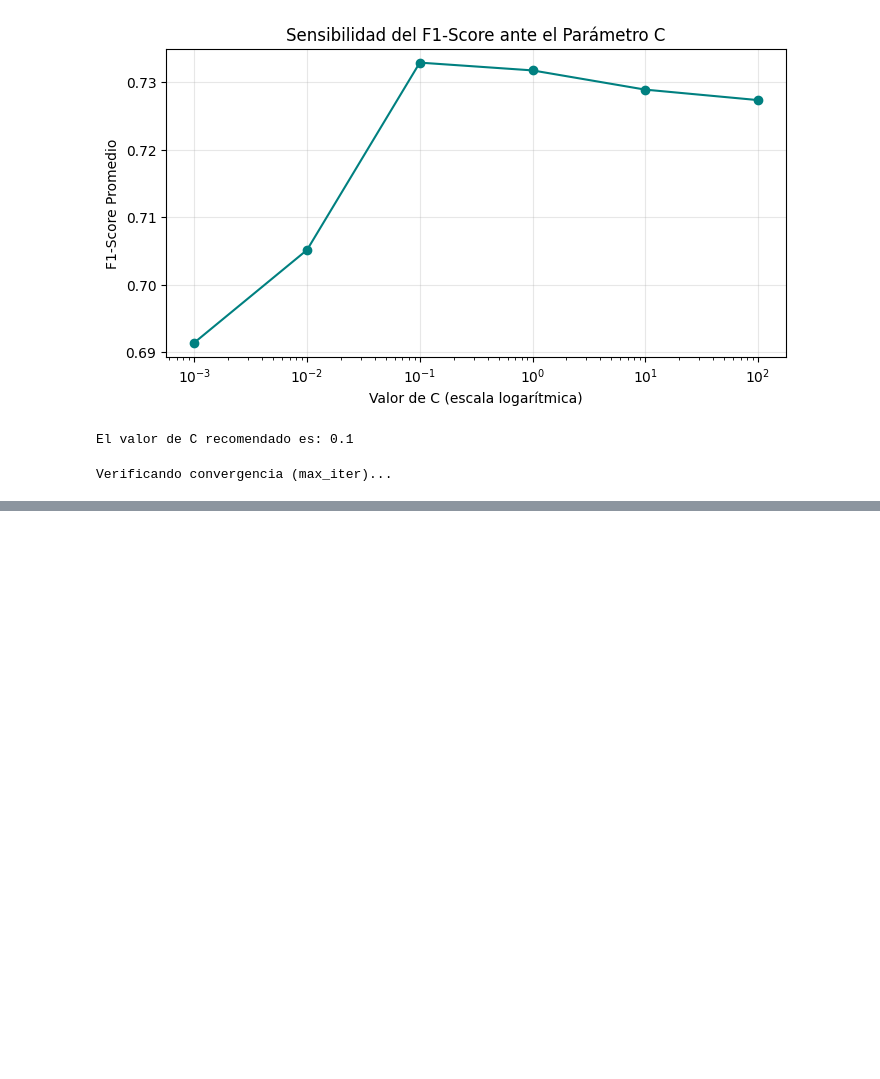
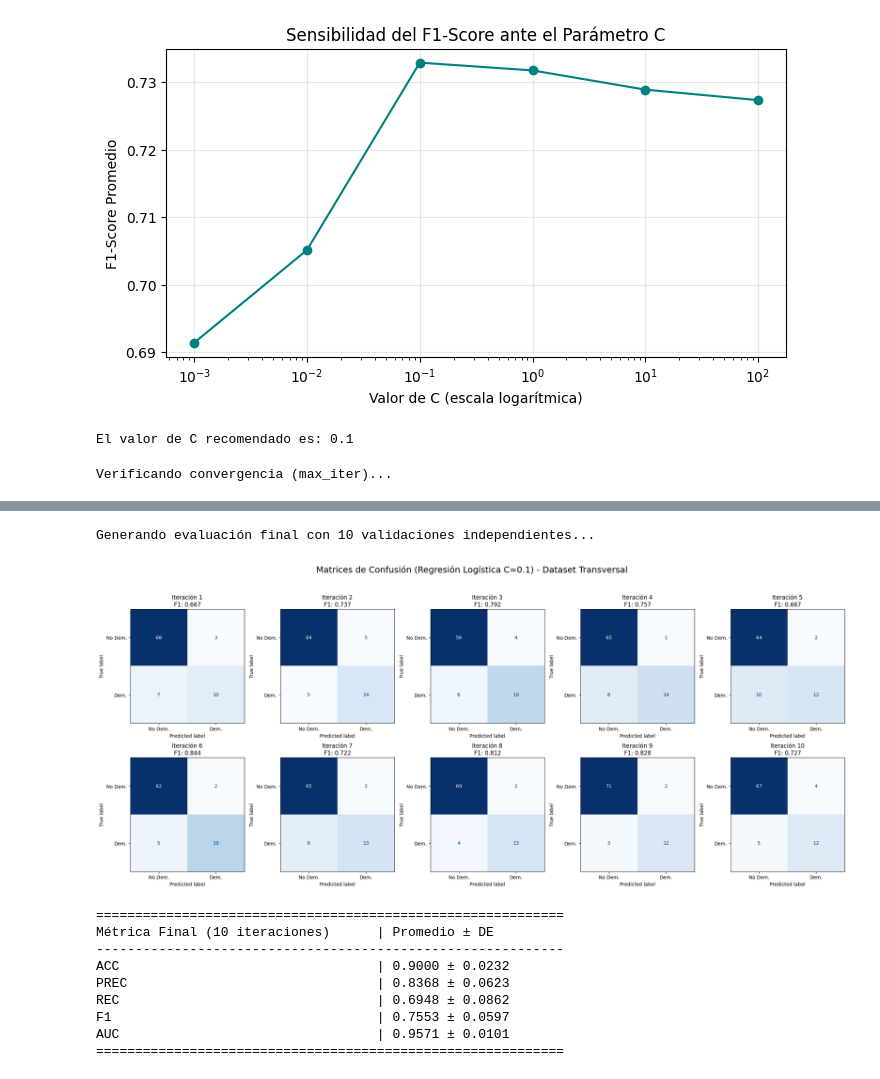
Before and after one commit to felipe0435/Proyecto-2-Mineria-de-datos, a Jupyter notebook: final/regresion2.ipynb, the cells around one changed output, grey strips where cells are left out. Saved outputs shown, nothing was run; the diff lists cells and outputs as text; code cells hidden in the pictures; blank space fills up the shorter version.

```diff
--- a/regresion2.ipynb
+++ b/final/regresion2.ipynb
@@ -274 +274,60 @@ AUC                                 | 0.9571 ± 0.0101
 ============================================================
+# %%
+results = {'acc': [], 'prec': [], 'rec': [], 'f1': [], 'auc': []}
+fig, axes = plt.subplots(2, 5, figsize=(22, 10))
+axes = axes.flatten()
+
+print("\nGenerando evaluación final con 10 validaciones independientes...")
+
+for i in range(10):
+    # Partición 80/20 independiente
+    X_train, X_test, y_train, y_test = train_test_split(X_prep, y, test_size=0.2, random_state=i)
+
+    # Escalamiento Z-score ajustado solo en entrenamiento para evitar filtración [6]
+    scaler = StandardScaler()
+    X_train_s = scaler.fit_transform(X_train)
+    X_test_s = scaler.transform(X_test)
+
+    # Modelo Final Optimizado
+    final_lr = LogisticRegression(C=best_c, max_iter=100, random_state=42)
+    final_lr.fit(X_train_s, y_train)
+
+    y_pred = final_lr.predict(X_test_s)
+    y_proba = final_lr.predict_proba(X_test_s)[:, 1]
+
+    # Registro de métricas [12]
+    results['acc'].append(accuracy_score(y_test, y_pred))
+    results['prec'].append(precision_score(y_test, y_pred))
+    results['rec'].append(recall_score(y_test, y_pred))
+    results['f1'].append(f1_score(y_test, y_pred))
+    results['auc'].append(roc_auc_score(y_test, y_proba))
+
+    # Grid de Matrices de Confusión [Instrucción de estilo]
+    cm = confusion_matrix(y_test, y_pred)
+    disp = ConfusionMatrixDisplay(confusion_matrix=cm, display_labels=['No Dem.', 'Dem.'])
+    disp.plot(ax=axes[i], cmap='Blues', colorbar=False)
+    axes[i].set_title(f"Iteración {i+1}\nF1: {results['f1'][-1]:.3f}")
+
+plt.suptitle(f"Matrices de Confusión (Regresión Logística C={best_c}) - Dataset Transversal", fontsize=18)
+plt.tight_layout(rect=[0, 0.03, 1, 0.95])
+plt.show()
+
+# Reporte Estadístico Final (Sección 12 de la Guía)
+print("\n" + "="*60)
+print(f"{'Métrica Final (10 iteraciones)':<35} | {'Promedio ± DE':<25}")
+print("-" * 60)
+for m in results:
+    print(f"{m.upper():<35} | {np.mean(results[m]):.4f} ± {np.std(results[m]):.4f}")
+print("="*60)
+# %% [output]
+Generando evaluación final con 10 validaciones independientes...
+[figure, added]
+============================================================
+Métrica Final (10 iteraciones)      | Promedio ± DE
+------------------------------------------------------------
+ACC                                 | 0.9000 ± 0.0232
+PREC                                | 0.8368 ± 0.0623
+REC                                 | 0.6948 ± 0.0862
+F1                                  | 0.7553 ± 0.0597
+AUC                                 | 0.9571 ± 0.0101
+============================================================
```
Also changed, not shown: parts of 1 cell of this notebook, 13 other files.
